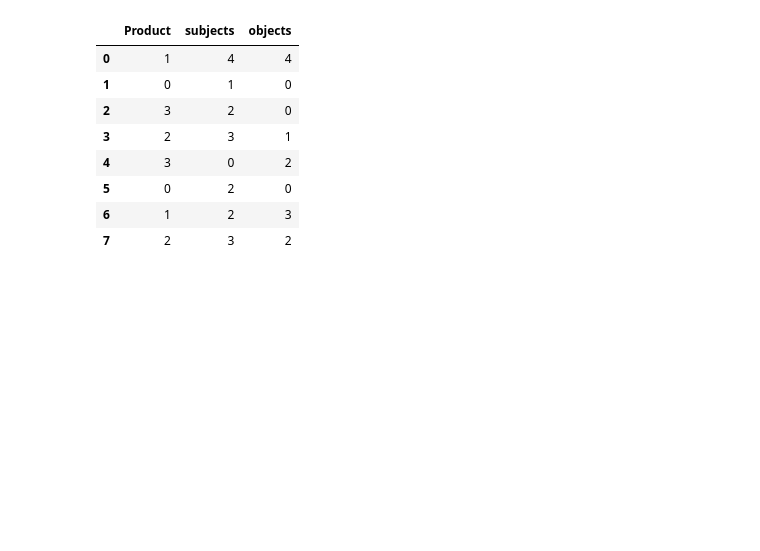
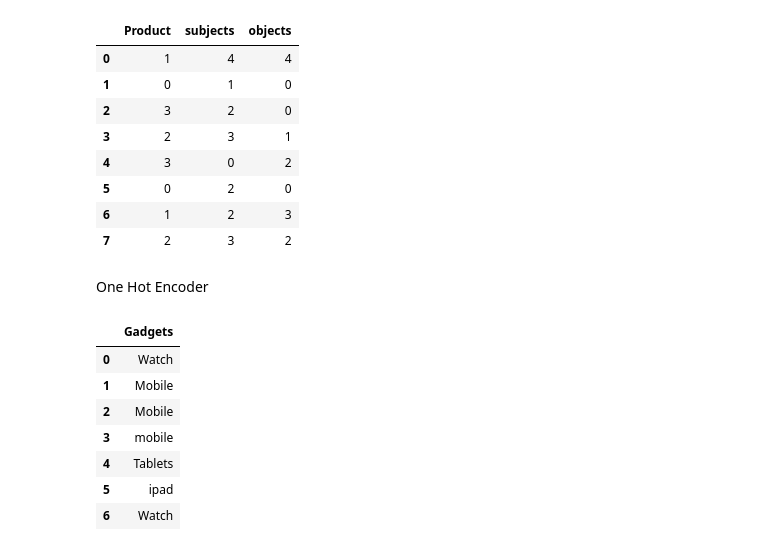
Before and after one commit to eashwardarur/DA, a Jupyter notebook: preprocessing.ipynb, the cells around one changed output. Cells and saved outputs as stored; diff of their text form; code cells hidden in the pictures; blank space fills up the shorter version.

```diff
--- a/preprocessing.ipynb
+++ b/preprocessing.ipynb
@@ -52,3 +55,5 @@ df
 | 5 | 0 | 2 | 0 |
 | 6 | 1 | 2 | 3 |
 | 7 | 2 | 3 | 2 |
+# %% [markdown]
+One Hot Encoder
@@ -54,0 +67,15 @@ df
+# %%
+df1=pd.DataFrame({
+    'Gadgets':['Watch','Mobile','Mobile','mobile','Tablets','ipad','Watch']
+
+})
+df
+# %% [output]
+|  | Gadgets |
+| 0 | Watch |
+| 1 | Mobile |
+| 2 | Mobile |
+| 3 | mobile |
+| 4 | Tablets |
+| 5 | ipad |
+| 6 | Watch |
```
Also changed, not shown: parts of 7 cells of this notebook.
